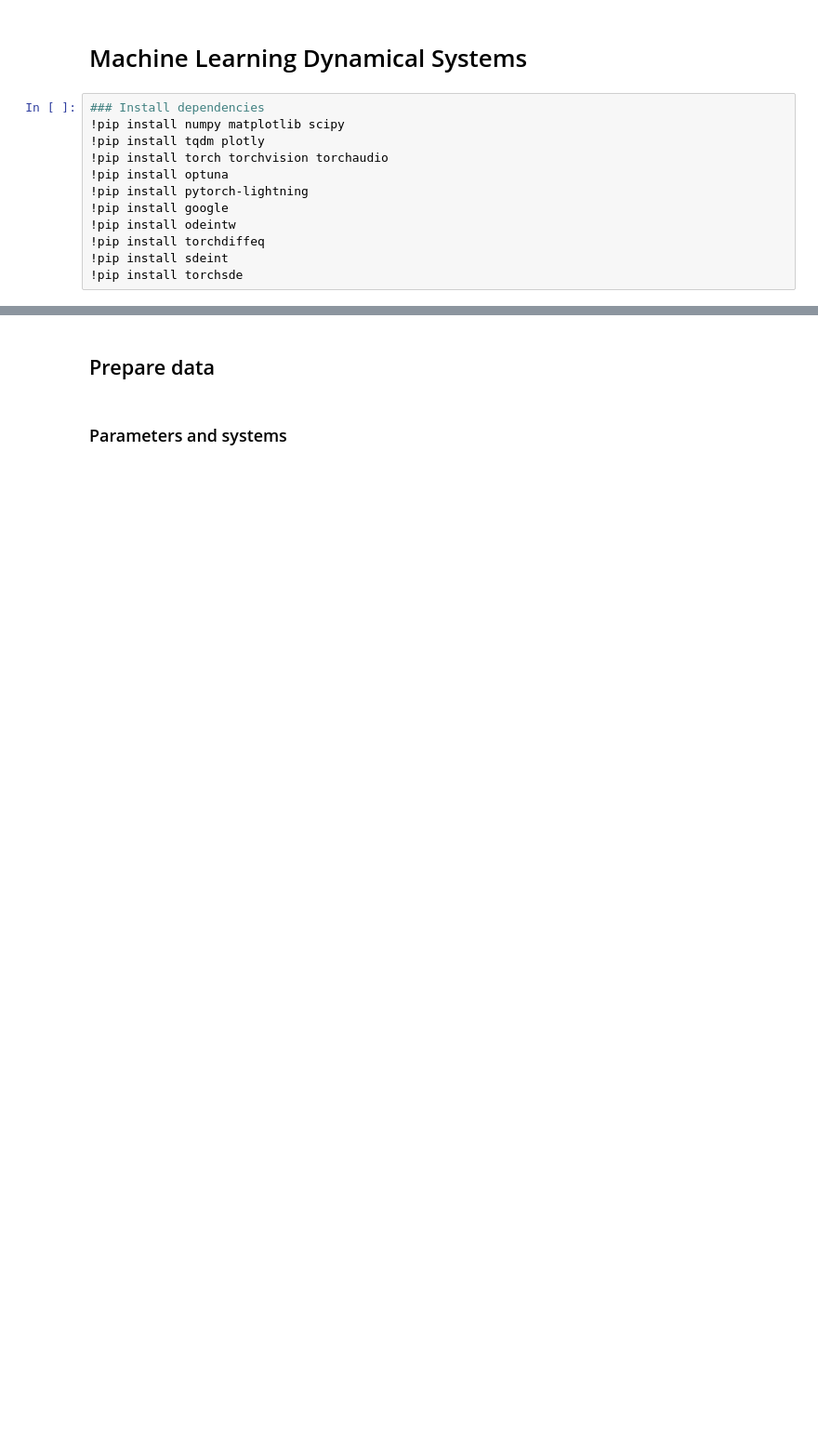
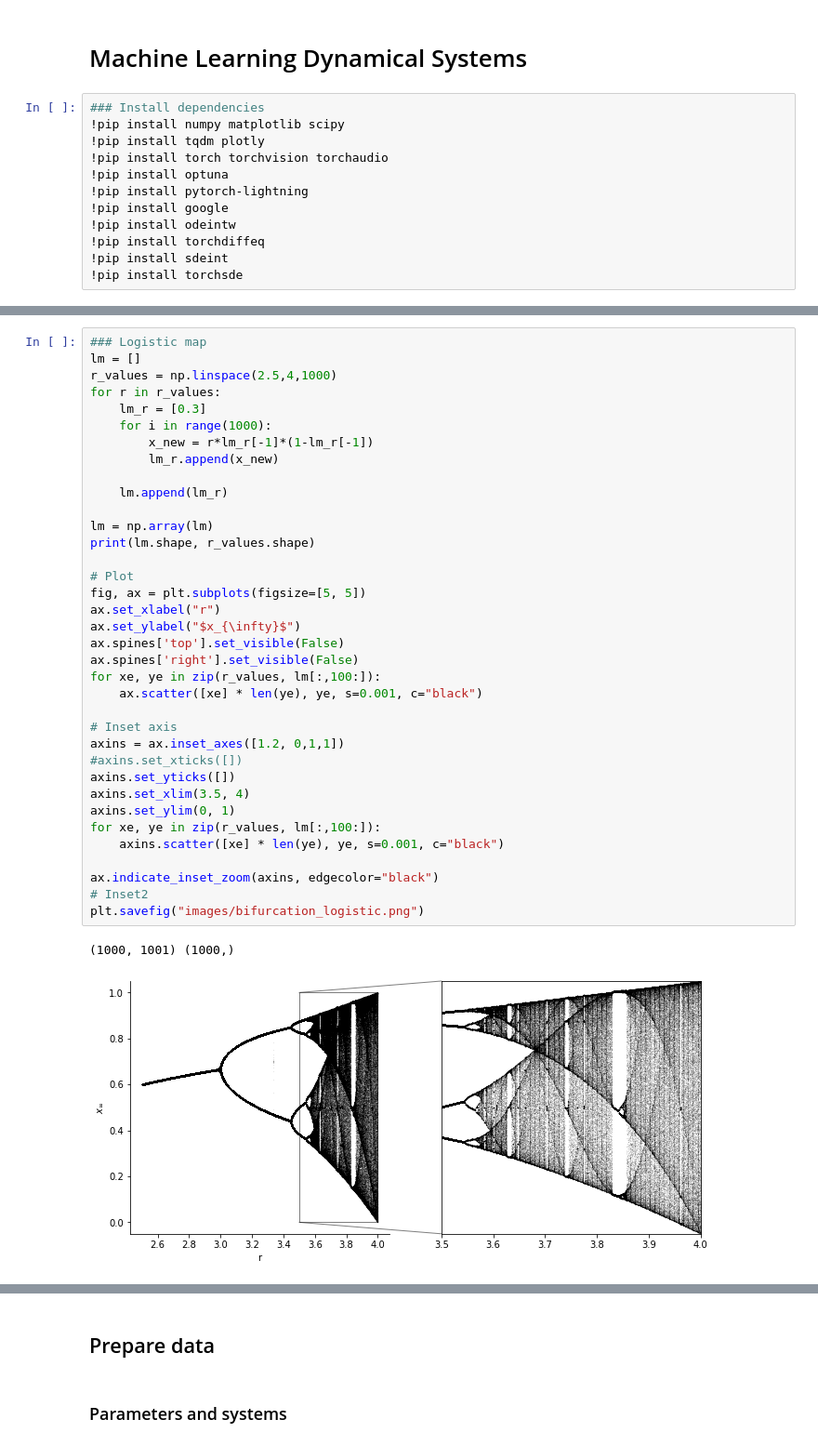
Before and after one commit to lupoalberto98/Physical-Informed-Dynamical-Systems, a Jupyter notebook: src/main.ipynb, the cells around one changed output, grey strips where cells are left out. Shown at 93% size. Cells and saved outputs as stored; diff of their text form; blank space fills up the shorter version.

```diff
--- a/src/main.ipynb
+++ b/src/main.ipynb
@@ -76,0 +182,39 @@ import sys
+# %%
+### Logistic map
+lm = []
+r_values = np.linspace(2.5,4,1000)
+for r in r_values:
+    lm_r = [0.3]
+    for i in range(1000):
+        x_new = r*lm_r[-1]*(1-lm_r[-1])
+        lm_r.append(x_new)
+
+    lm.append(lm_r)
+
+lm = np.array(lm)
+print(lm.shape, r_values.shape)
+
+# Plot
+fig, ax = plt.subplots(figsize=[5, 5])
+ax.set_xlabel("r")
+ax.set_ylabel("$x_{\infty}$")
+ax.spines['top'].set_visible(False)
+ax.spines['right'].set_visible(False)
+for xe, ye in zip(r_values, lm[:,100:]):
+    ax.scatter([xe] * len(ye), ye, s=0.001, c="black")
+
+# Inset axis
+axins = ax.inset_axes([1.2, 0,1,1])
+#axins.set_xticks([])
+axins.set_yticks([])
+axins.set_xlim(3.5, 4)
+axins.set_ylim(0, 1)
+for xe, ye in zip(r_values, lm[:,100:]):
+    axins.scatter([xe] * len(ye), ye, s=0.001, c="black")
+
+ax.indicate_inset_zoom(axins, edgecolor="black")
+# Inset2
+plt.savefig("images/bifurcation_logistic.png")
+# %% [output]
+(1000, 1001) (1000,)
+[figure, added]
```
Also changed, not shown: parts of 33 cells of this notebook, 39 other files.
